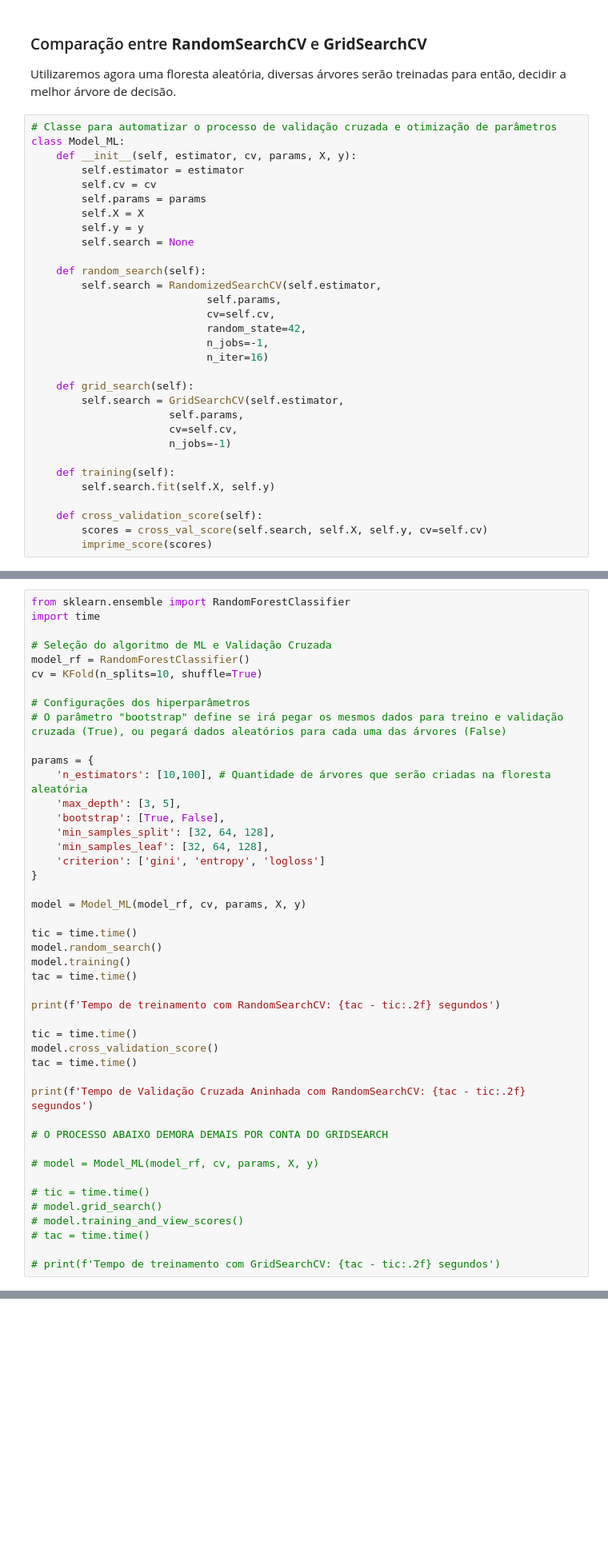
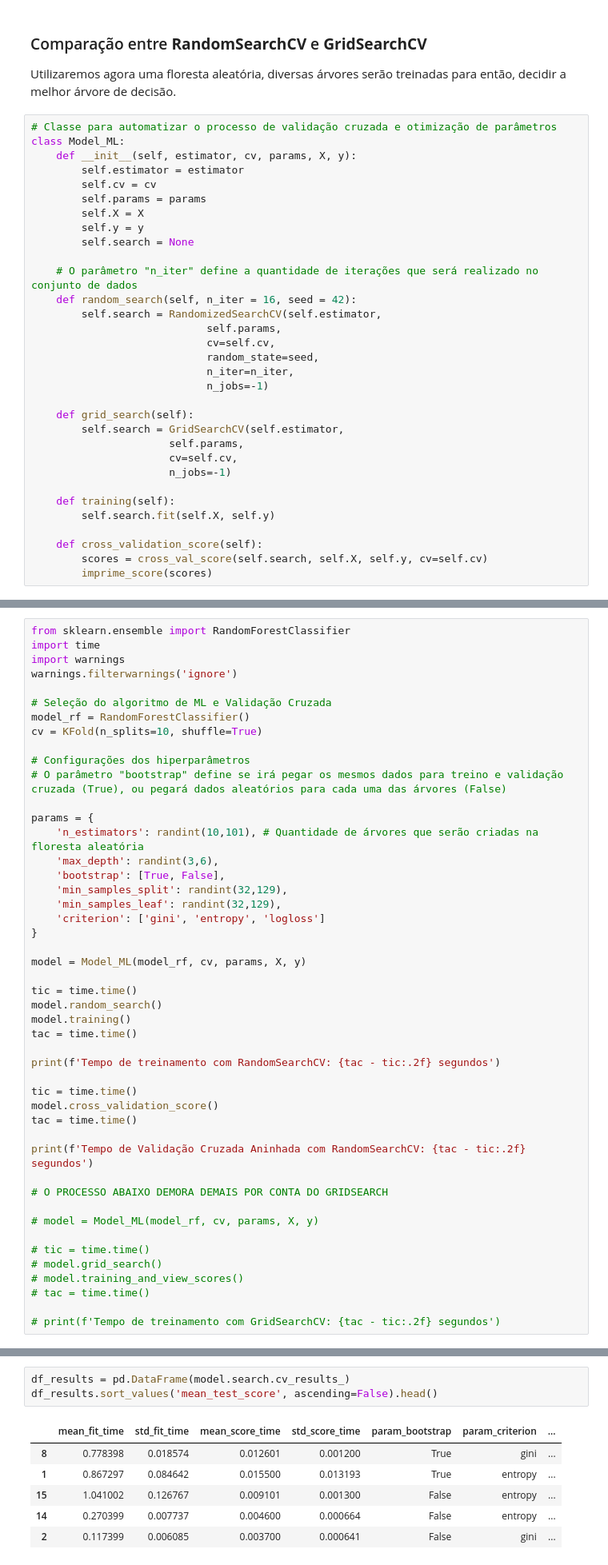
Before and after one commit to DiogoBotton/Machine_Learning_Training_Learn, a Jupyter notebook: Classificação/otimizacao_de_parametros_GridSearchCV_RandomSearch.ipynb, the cells around one changed output, grey strips where cells are left out. Shown: that part at 80% size. Cells and saved outputs as stored; diff of their text form; blank space fills up the shorter version.

Commit message:
seeds classifier

```diff
--- a/Classificação/otimizacao_de_parametros_GridSearchCV_RandomSearch.ipynb
+++ b/Classificação/otimizacao_de_parametros_GridSearchCV_RandomSearch.ipynb
@@ -392,13 +392,14 @@ class Model_ML:
         self.y = y
         self.search = None
 
-    def random_search(self):
+    # O parâmetro "n_iter" define a quantidade de iterações que será realizado no conjunto de dados
+    def random_search(self, n_iter = 16, seed = 42):
         self.search = RandomizedSearchCV(self.estimator,
                             self.params,
                             cv=self.cv,
-                            random_state=42,
-                            n_jobs=-1,
-                            n_iter=16)
+                            random_state=seed,
+                            n_iter=n_iter,
+                            n_jobs=-1)
 
     def grid_search(self):
         self.search = GridSearchCV(self.estimator,
@@ -415,6 +418,8 @@ class Model_ML:
 # %%
 from sklearn.ensemble import RandomForestClassifier
 import time
+import warnings
+warnings.filterwarnings('ignore')
 
 # Seleção do algoritmo de ML e Validação Cruzada
 model_rf = RandomForestClassifier()
@@ -424,11 +429,11 @@ cv = KFold(n_splits=10, shuffle=True)
 # O parâmetro "bootstrap" define se irá pegar os mesmos dados para treino e validação cruzada (True), ou pegará dados aleatórios para cada uma das árvores (False)
 
 params = {
-    'n_estimators': [10,100], # Quantidade de árvores que serão criadas na floresta aleatória
-    'max_depth': [3, 5],
+    'n_estimators': randint(10,101), # Quantidade de árvores que serão criadas na floresta aleatória
+    'max_depth': randint(3,6),
     'bootstrap': [True, False],
-    'min_samples_split': [32, 64, 128],
-    'min_samples_leaf': [32, 64, 128],
+    'min_samples_split': randint(32,129),
+    'min_samples_leaf': randint(32,129),
     'criterion': ['gini', 'entropy', 'logloss']
 }
 
@@ -513,0 +486,10 @@ RandomForestClassifier(max_depth=5, min_samples_leaf=32, min_samples_split=32,
+# %%
+df_results = pd.DataFrame(model.search.cv_results_)
+df_results.sort_values('mean_test_score', ascending=False).head()
+# %% [output]
+|  | mean_fit_time | std_fit_time | mean_score_time | std_score_time | param_bootstrap | param_criterion | ... |
+| 8 | 0.778398 | 0.018574 | 0.012601 | 0.001200 | True | gini | ... |
+| 1 | 0.867297 | 0.084642 | 0.015500 | 0.013193 | True | entropy | ... |
+| 15 | 1.041002 | 0.126767 | 0.009101 | 0.001300 | False | entropy | ... |
+| 14 | 0.270399 | 0.007737 | 0.004600 | 0.000664 | False | entropy | ... |
+| 2 | 0.117399 | 0.006085 | 0.003700 | 0.000641 | False | gini | ... |
```
Also changed, not shown: parts of 11 cells of this notebook, 6 other files.
